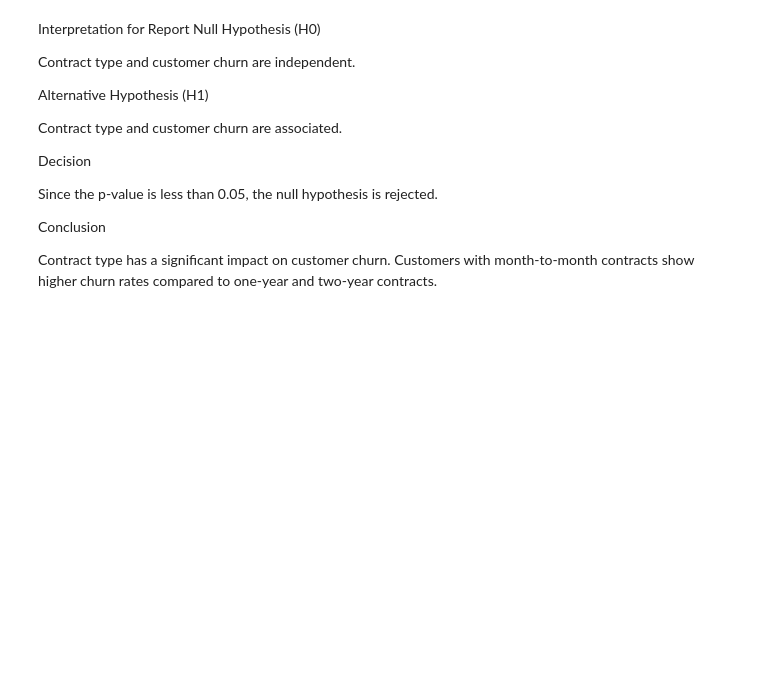
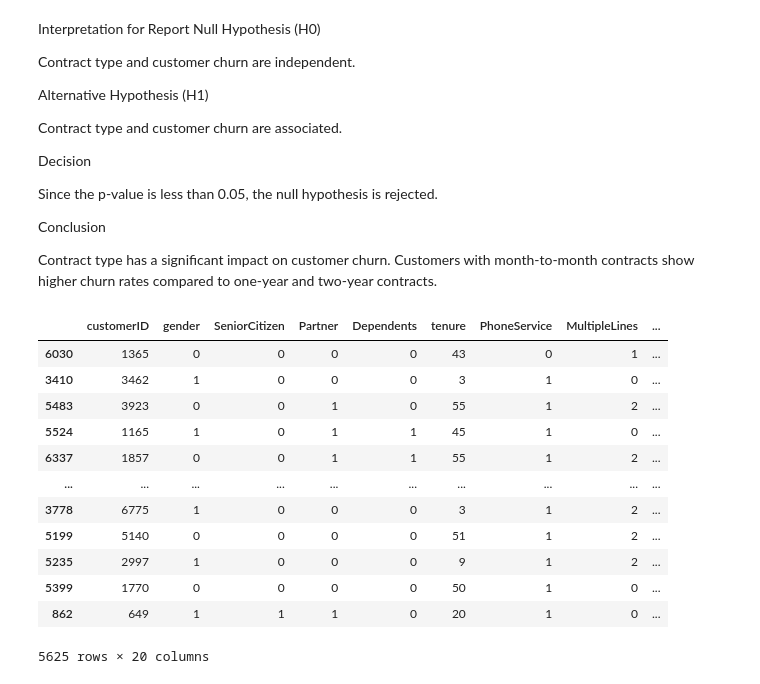
Before and after one commit to ARYAN38-eng/DY-PATIL-FINAL-SEM-PROJECT, a Jupyter notebook: customer_churn_project/notebook/customer-churn-analysis.ipynb, the cells around one changed output. Saved outputs shown, nothing was run; the diff lists cells and outputs as text; code cells hidden in the pictures; blank space fills up the shorter version.

```diff
--- a/customer_churn_project/notebook/customer-churn-analysis.ipynb
+++ b/customer_churn_project/notebook/customer-churn-analysis.ipynb
@@ -418,3 +418,11 @@ Since the p-value is less than 0.05, the null hypothesis is rejected.
 Conclusion
 
 Contract type has a significant impact on customer churn. Customers with month-to-month contracts show higher churn rates compared to one-year and two-year contracts.
+# %%
+from sklearn.preprocessing import LabelEncoder
+
+le = LabelEncoder()
+
+for column in df.columns:
+    if df[column].dtype == "object":
+        df[column] = le.fit_transform(df[column])
@@ -420,0 +433,25 @@ Contract type has a significant impact on customer churn. Customers with month-t
+# %%
+from sklearn.model_selection import train_test_split
+
+X_train, X_test, y_train, y_test = train_test_split(
+    X,
+    y,
+    test_size=0.2,
+    random_state=42
+)
+# %%
+X_train
+# %% [output]
+|  | customerID | gender | SeniorCitizen | Partner | Dependents | tenure | PhoneService | MultipleLines | ... |
+| 6030 | 1365 | 0 | 0 | 0 | 0 | 43 | 0 | 1 | ... |
+| 3410 | 3462 | 1 | 0 | 0 | 0 | 3 | 1 | 0 | ... |
+| 5483 | 3923 | 0 | 0 | 1 | 0 | 55 | 1 | 2 | ... |
+| 5524 | 1165 | 1 | 0 | 1 | 1 | 45 | 1 | 0 | ... |
+| 6337 | 1857 | 0 | 0 | 1 | 1 | 55 | 1 | 2 | ... |
+| ... | ... | ... | ... | ... | ... | ... | ... | ... | ... |
+| 3778 | 6775 | 1 | 0 | 0 | 0 | 3 | 1 | 2 | ... |
+| 5199 | 5140 | 0 | 0 | 0 | 0 | 51 | 1 | 2 | ... |
+| 5235 | 2997 | 1 | 0 | 0 | 0 | 9 | 1 | 2 | ... |
+| 5399 | 1770 | 0 | 0 | 0 | 0 | 50 | 1 | 0 | ... |
+| 862 | 649 | 1 | 1 | 1 | 0 | 20 | 1 | 0 | ... |
+5625 rows × 20 columns
```
Also changed, not shown: parts of 12 cells of this notebook.
